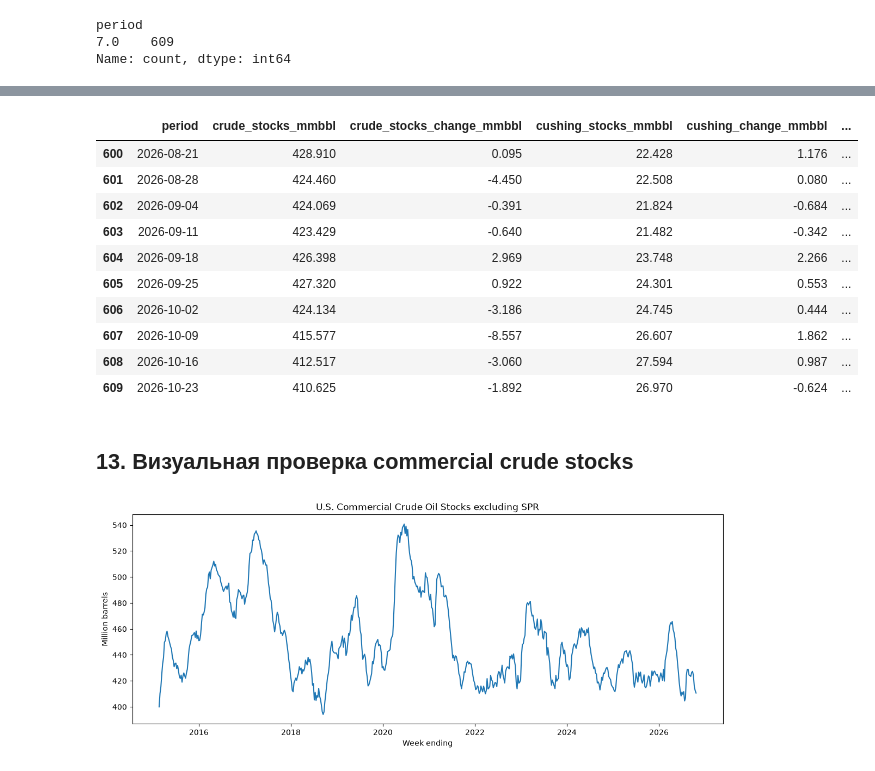
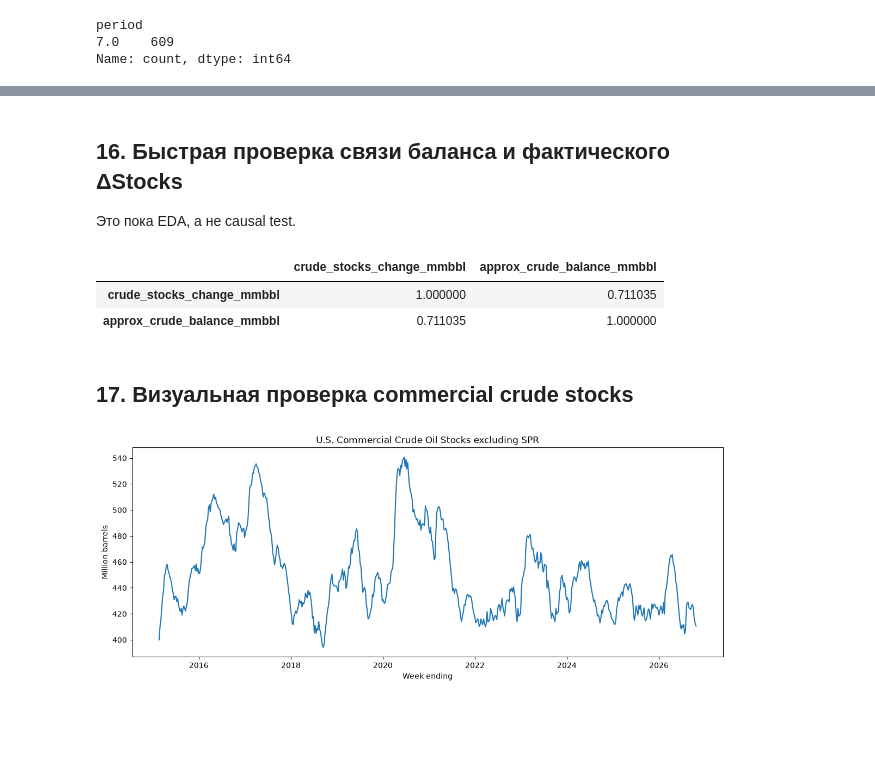
Before and after one commit to HSE-AI-Team61-clauDikie/oil-news-graph, a Jupyter notebook: jup_files/data/01_eia_data.ipynb, the cells around one changed output, grey strips where cells are left out. Drawn from its saved outputs; the diff is of its cells as text; code cells hidden in the pictures; blank space fills up the shorter version.

```diff
--- a/jup_files/data/01_eia_data.ipynb
+++ b/jup_files/data/01_eia_data.ipynb
@@ -159,6 +165,6 @@ True
 # %%
 START_DATE = "2015-02-19"
-END_DATE = "2026-11-03"
+END_DATE = "2026-11-04"
 
 print("Start:", START_DATE)
 print("End:", END_DATE)
@@ -432,0 +566,12 @@ for padd in range(1, 6):
+# %%
+for col in available_stock_columns:
+    mmbbl_col = f"{col}_mmbbl"
+    weekly_features[f"{col}_change_mmbbl"] = weekly_features[mmbbl_col].diff()
+
+change_columns = [
+    col
+    for col in weekly_features.columns
+    if col.endswith("_change_mmbbl")
+]
+
+weekly_features[["period", *change_columns]].tail(10)
@@ -432,0 +600,21 @@ for padd in range(1, 6):
+# %%
+if {"crude_imports", "crude_exports"}.issubset(weekly_features.columns):
+    weekly_features["net_crude_imports"] = (
+        weekly_features["crude_imports"]
+        - weekly_features["crude_exports"]
+    )
+else:
+    weekly_features["net_crude_imports"] = pd.NA
+
+weekly_features[
+    [
+        col
+        for col in [
+            "period",
+            "crude_imports",
+            "crude_exports",
+            "net_crude_imports",
+        ]
+        if col in weekly_features.columns
+    ]
+].tail()
@@ -433,32 +699,24 @@ for padd in range(1, 6):
+# %% [markdown]
+## 16. Быстрая проверка связи баланса и фактического ΔStocks
+
+Это пока EDA, а не causal test.
 # %%
-cols_to_show = [
+balance_corr_columns = [
     col
     for col in [
-        "period",
-        "crude_stocks_mmbbl",
         "crude_stocks_change_mmbbl",
-        "cushing_stocks_mmbbl",
-        "cushing_change_mmbbl",
-        "crude_production",
+        "approx_crude_balance_mmbbl",
     ]
     if col in weekly_features.columns
 ]
 
-weekly_features[cols_to_show].tail(10)
+weekly_features[balance_corr_columns].corr()
 # %% [output]
-|  | period | crude_stocks_mmbbl | crude_stocks_change_mmbbl | cushing_stocks_mmbbl | cushing_change_mmbbl | ... |
-| 600 | 2026-08-21 | 428.910 | 0.095 | 22.428 | 1.176 | ... |
-| 601 | 2026-08-28 | 424.460 | -4.450 | 22.508 | 0.080 | ... |
-| 602 | 2026-09-04 | 424.069 | -0.391 | 21.824 | -0.684 | ... |
-| 603 | 2026-09-11 | 423.429 | -0.640 | 21.482 | -0.342 | ... |
-| 604 | 2026-09-18 | 426.398 | 2.969 | 23.748 | 2.266 | ... |
-| 605 | 2026-09-25 | 427.320 | 0.922 | 24.301 | 0.553 | ... |
-| 606 | 2026-10-02 | 424.134 | -3.186 | 24.745 | 0.444 | ... |
-| 607 | 2026-10-09 | 415.577 | -8.557 | 26.607 | 1.862 | ... |
-| 608 | 2026-10-16 | 412.517 | -3.060 | 27.594 | 0.987 | ... |
-| 609 | 2026-10-23 | 410.625 | -1.892 | 26.970 | -0.624 | ... |
+|  | crude_stocks_change_mmbbl | approx_crude_balance_mmbbl |
+| crude_stocks_change_mmbbl | 1.000000 | 0.711035 |
+| approx_crude_balance_mmbbl | 0.711035 | 1.000000 |
 # %% [markdown]
-## 13. Визуальная проверка commercial crude stocks
+## 17. Визуальная проверка commercial crude stocks
 # %%
 if "crude_stocks_mmbbl" in weekly_features.columns:
     fig, ax = plt.subplots(figsize=(14, 5))
```
Also changed, not shown: parts of 74 cells of this notebook, 1 other file.
